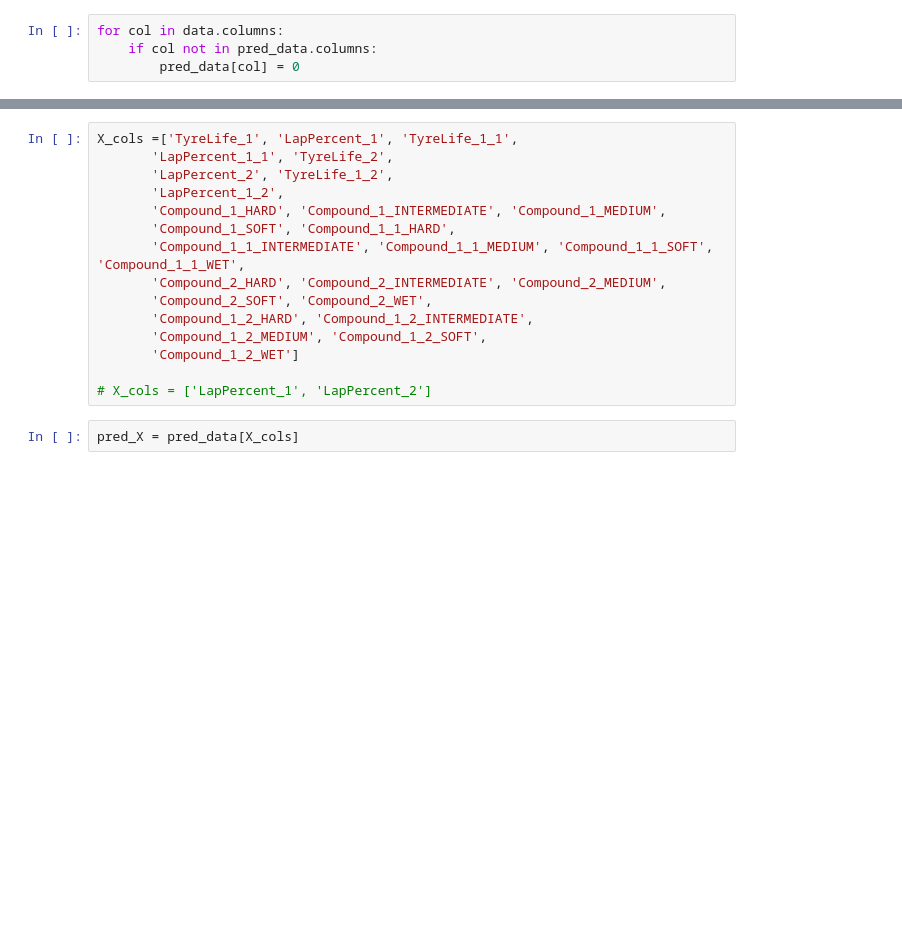
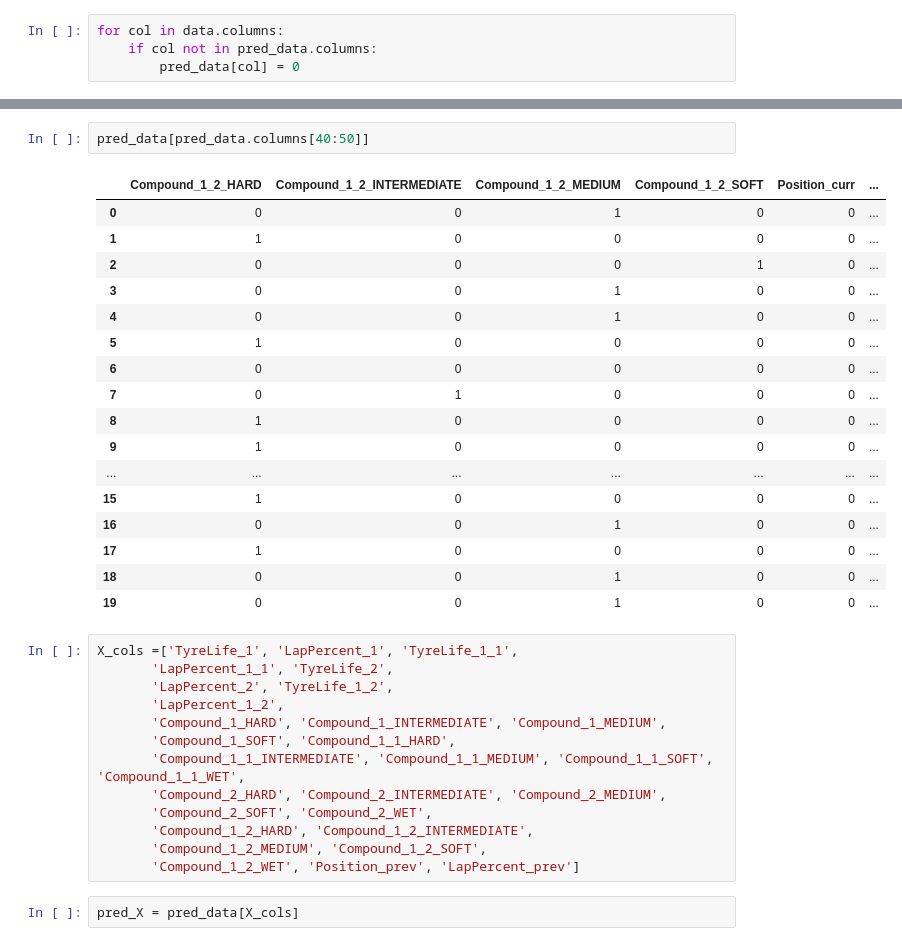
Before and after one commit to jamisonmeindl/F1-Data-Analysis, a Jupyter notebook: prediction.ipynb, the cells around one changed output, grey strips where cells are left out. Cells and saved outputs as stored; diff of their text form; blank space fills up the shorter version.

```diff
--- a/prediction.ipynb
+++ b/prediction.ipynb
@@ -36,3 +15,23 @@ pred_data
+# %%
+pred_data[pred_data.columns[40:50]]
+# %% [output]
+|  | Compound_1_2_HARD | Compound_1_2_INTERMEDIATE | Compound_1_2_MEDIUM | Compound_1_2_SOFT | Position_curr | ... |
+| 0 | 0 | 0 | 1 | 0 | 0 | ... |
+| 1 | 1 | 0 | 0 | 0 | 0 | ... |
+| 2 | 0 | 0 | 0 | 1 | 0 | ... |
+| 3 | 0 | 0 | 1 | 0 | 0 | ... |
+| 4 | 0 | 0 | 1 | 0 | 0 | ... |
+| 5 | 1 | 0 | 0 | 0 | 0 | ... |
+| 6 | 0 | 0 | 0 | 0 | 0 | ... |
+| 7 | 0 | 1 | 0 | 0 | 0 | ... |
+| 8 | 1 | 0 | 0 | 0 | 0 | ... |
+| 9 | 1 | 0 | 0 | 0 | 0 | ... |
+| ... | ... | ... | ... | ... | ... | ... |
+| 15 | 1 | 0 | 0 | 0 | 0 | ... |
+| 16 | 0 | 0 | 1 | 0 | 0 | ... |
+| 17 | 1 | 0 | 0 | 0 | 0 | ... |
+| 18 | 0 | 0 | 1 | 0 | 0 | ... |
+| 19 | 0 | 0 | 1 | 0 | 0 | ... |
 # %%
 X_cols =['TyreLife_1', 'LapPercent_1', 'TyreLife_1_1',
        'LapPercent_1_1', 'TyreLife_2',
@@ -45,9 +44,7 @@ X_cols =['TyreLife_1', 'LapPercent_1', 'TyreLife_1_1',
        'Compound_2_SOFT', 'Compound_2_WET',
        'Compound_1_2_HARD', 'Compound_1_2_INTERMEDIATE',
        'Compound_1_2_MEDIUM', 'Compound_1_2_SOFT',
-       'Compound_1_2_WET']
-
-# X_cols = ['LapPercent_1', 'LapPercent_2']
+       'Compound_1_2_WET', 'Position_prev', 'LapPercent_prev']
 # %%
 pred_X = pred_data[X_cols]
 # %%
```
Also changed, not shown: parts of 5 cells of this notebook, 2 other files.
